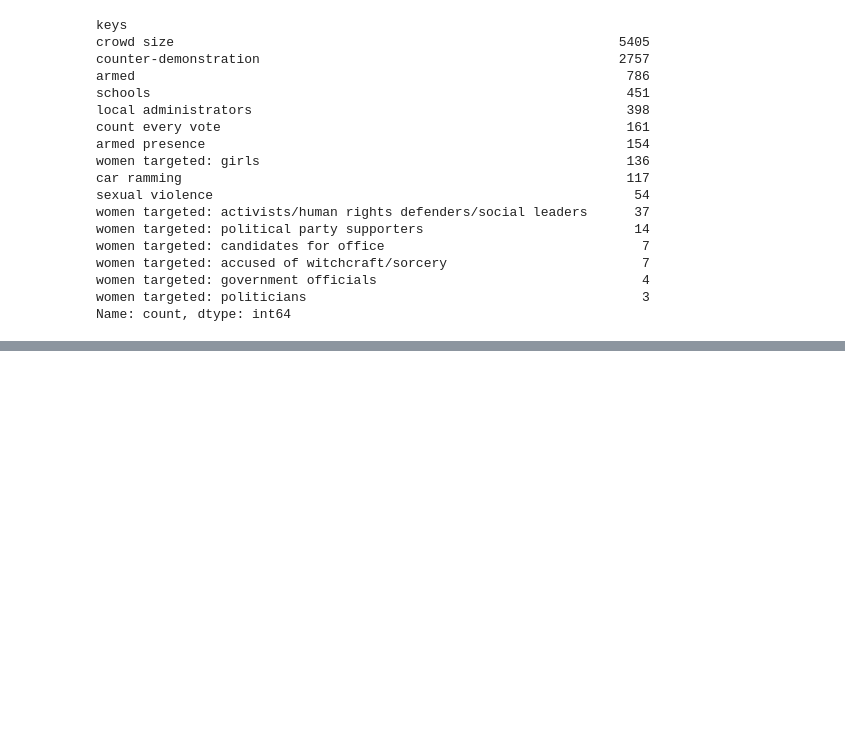
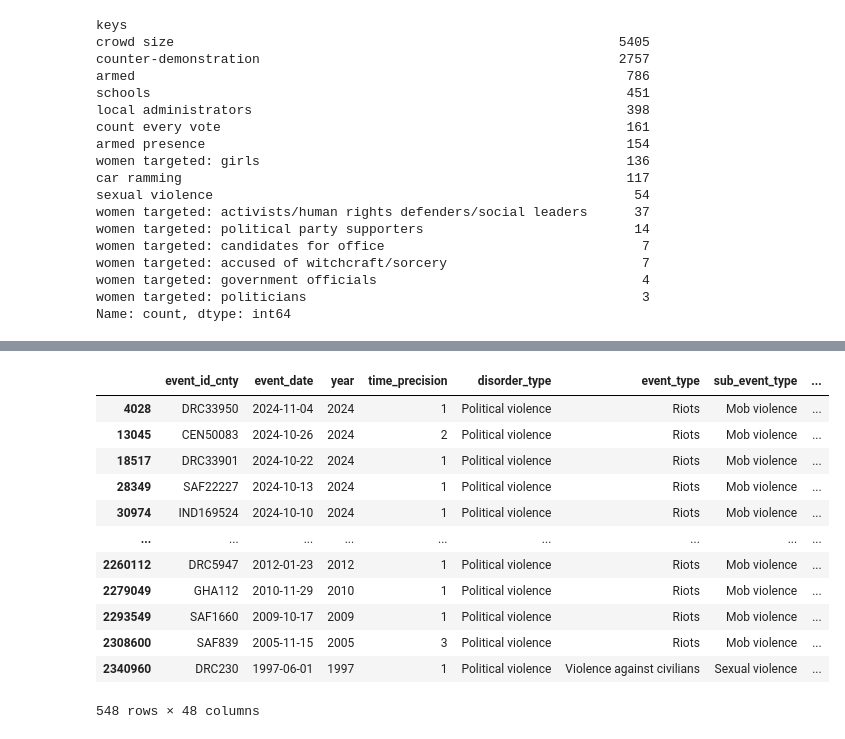
Before and after one commit to brandonconcepcion/SafeZone, a Jupyter notebook: tags.ipynb, the cells around one changed output, grey strips where cells are left out. Drawn from its saved outputs; the diff is of its cells as text; code cells hidden in the pictures; blank space fills up the shorter version.

```diff
--- a/tags.ipynb
+++ b/tags.ipynb
@@ -49,0 +63,3 @@ Name: count, dtype: int64
+# %%
+# Create the 'no_info' column based on the conditions
+df["no_info"] = df["tags"].apply(lambda x: 1 if pd.isna(x) or x == "crowd size=no report" else 0)
@@ -49,0 +110,23 @@ Name: count, dtype: int64
+# %%
+# List of values to create columns for
+keywords = [
+    "counter-demonstration",
+    "armed",
+    "schools",
+    "local administrators",
+    "count every vote",
+    "armed presence",
+    "women targeted: girls",
+    "car ramming",
+    "sexual violence",
+    "women targeted: activists/human rights defenders/social leaders",
+    "women targeted: political party supporters",
+    "women targeted: candidates for office",
+    "women targeted: accused of witchcraft/sorcery",
+    "women targeted: government officials",
+    "women targeted: politicians"
+]
+
+# Create a column for each keyword
+for keyword in keywords:
+    df[keyword] = df["tags"].apply(lambda x: 1 if isinstance(x, str) and keyword in x else 0)
@@ -49,0 +152,16 @@ Name: count, dtype: int64
+# %%
+df[df["women targeted: accused of witchcraft/sorcery"] == 1]
+# %% [output]
+|  | event_id_cnty | event_date | year | time_precision | disorder_type | event_type | sub_event_type | ... |
+| 4028 | DRC33950 | 2024-11-04 | 2024 | 1 | Political violence | Riots | Mob violence | ... |
+| 13045 | CEN50083 | 2024-10-26 | 2024 | 2 | Political violence | Riots | Mob violence | ... |
+| 18517 | DRC33901 | 2024-10-22 | 2024 | 1 | Political violence | Riots | Mob violence | ... |
+| 28349 | SAF22227 | 2024-10-13 | 2024 | 1 | Political violence | Riots | Mob violence | ... |
+| 30974 | IND169524 | 2024-10-10 | 2024 | 1 | Political violence | Riots | Mob violence | ... |
+| ... | ... | ... | ... | ... | ... | ... | ... | ... |
+| 2260112 | DRC5947 | 2012-01-23 | 2012 | 1 | Political violence | Riots | Mob violence | ... |
+| 2279049 | GHA112 | 2010-11-29 | 2010 | 1 | Political violence | Riots | Mob violence | ... |
+| 2293549 | SAF1660 | 2009-10-17 | 2009 | 1 | Political violence | Riots | Mob violence | ... |
+| 2308600 | SAF839 | 2005-11-15 | 2005 | 3 | Political violence | Riots | Mob violence | ... |
+| 2340960 | DRC230 | 1997-06-01 | 1997 | 1 | Political violence | Violence against civilians | Sexual violence | ... |
+548 rows × 48 columns
```
Also changed, not shown: parts of 6 cells of this notebook, 2 other files.
